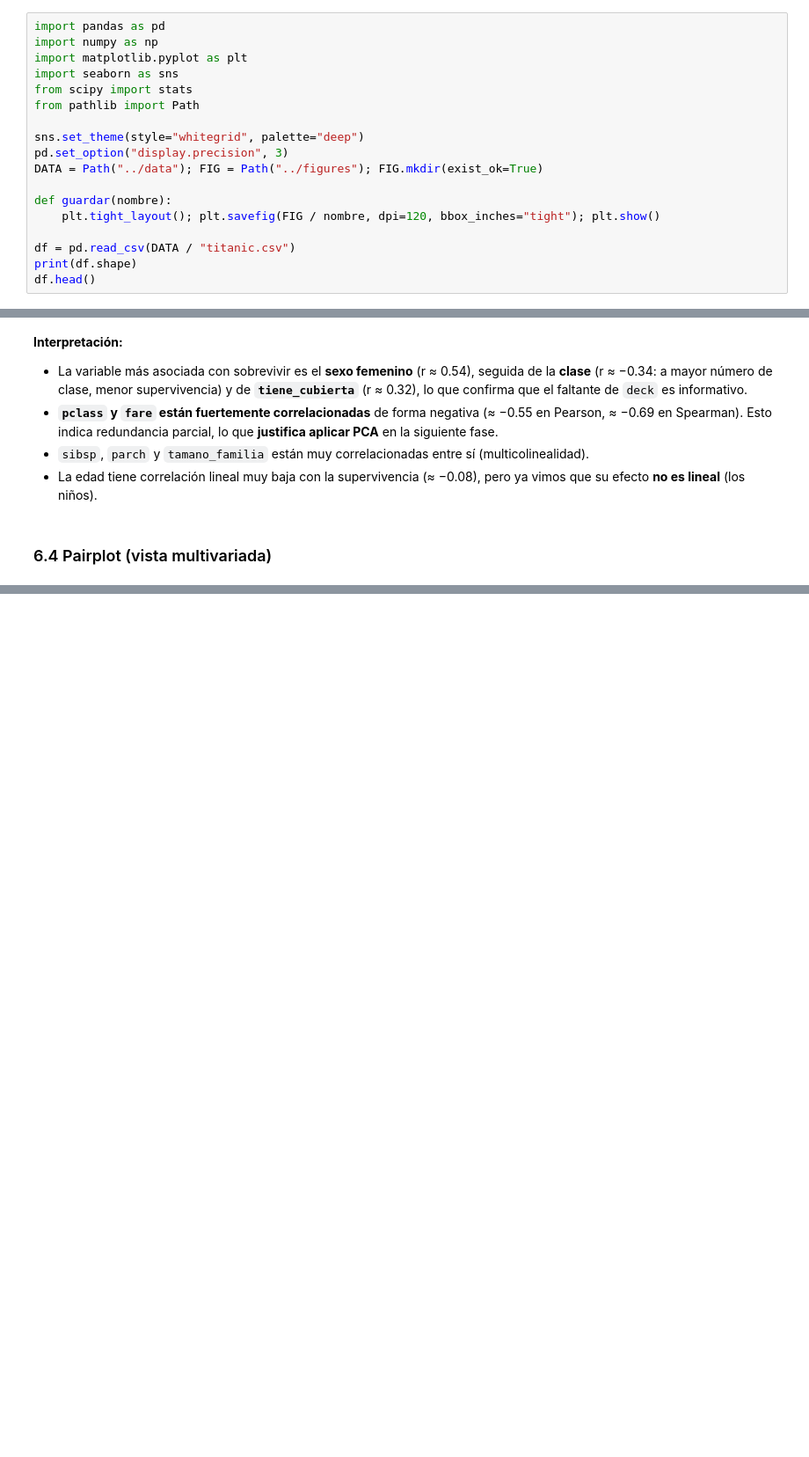
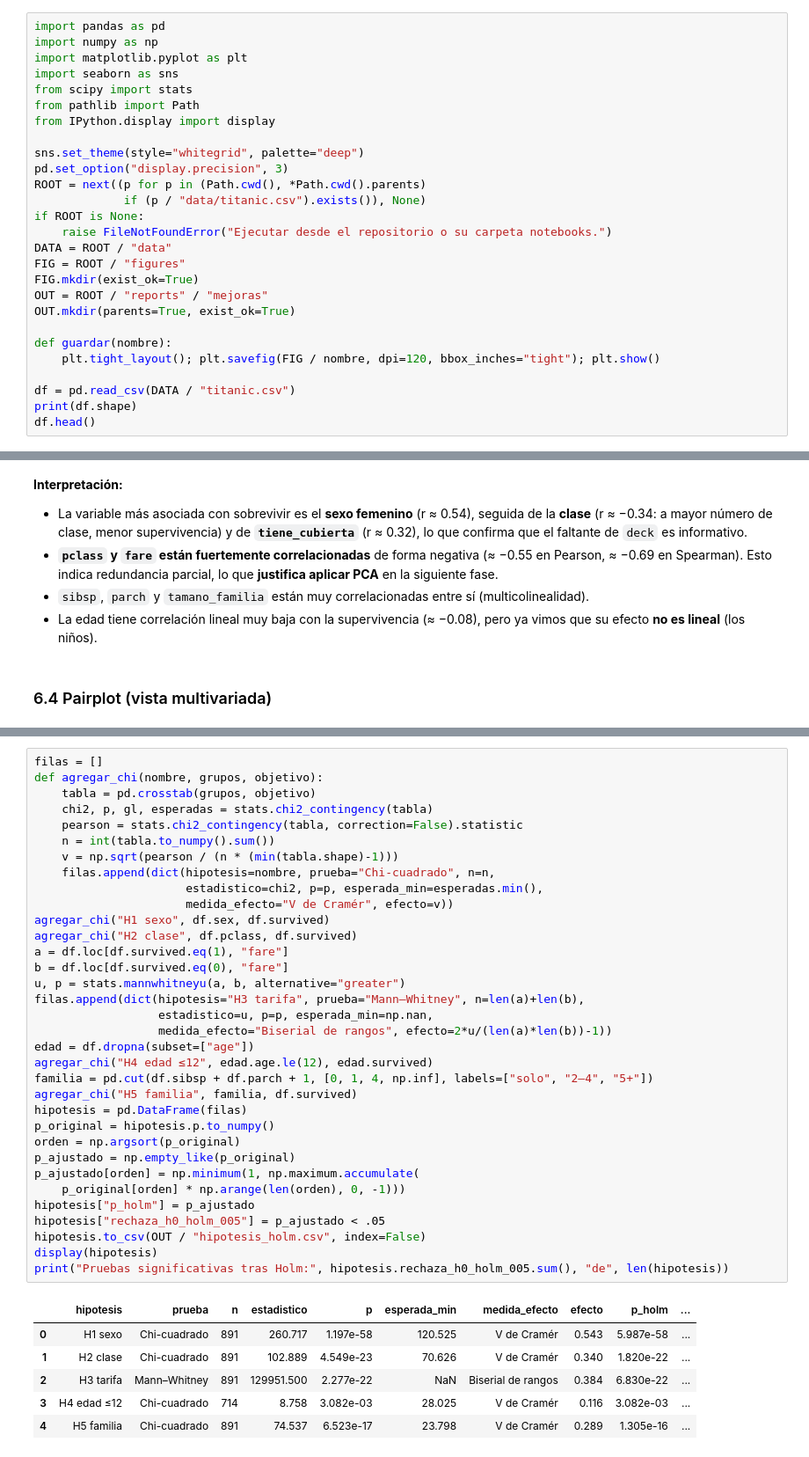
Before and after one commit to dariomontoya0505/proyecto-analisis-datos, a Jupyter notebook: notebooks/02_eda.ipynb, the cells around one changed output, grey strips where cells are left out. Shown at 88% size. Cells and saved outputs as stored; diff of their text form; blank space fills up the shorter version.

```diff
--- a/notebooks/02_eda.ipynb
+++ b/notebooks/02_eda.ipynb
@@ -19,10 +21,19 @@ import matplotlib.pyplot as plt
 import seaborn as sns
 from scipy import stats
 from pathlib import Path
+from IPython.display import display
 
 sns.set_theme(style="whitegrid", palette="deep")
 pd.set_option("display.precision", 3)
-DATA = Path("../data"); FIG = Path("../figures"); FIG.mkdir(exist_ok=True)
+ROOT = next((p for p in (Path.cwd(), *Path.cwd().parents)
+             if (p / "data/titanic.csv").exists()), None)
+if ROOT is None:
+    raise FileNotFoundError("Ejecutar desde el repositorio o su carpeta notebooks.")
+DATA = ROOT / "data"
+FIG = ROOT / "figures"
+FIG.mkdir(exist_ok=True)
+OUT = ROOT / "reports" / "mejoras"
+OUT.mkdir(parents=True, exist_ok=True)
 
 def guardar(nombre):
     plt.tight_layout(); plt.savefig(FIG / nombre, dpi=120, bbox_inches="tight"); plt.show()
@@ -546,0 +652,41 @@ res
+# %%
+filas = []
+def agregar_chi(nombre, grupos, objetivo):
+    tabla = pd.crosstab(grupos, objetivo)
+    chi2, p, gl, esperadas = stats.chi2_contingency(tabla)
+    pearson = stats.chi2_contingency(tabla, correction=False).statistic
+    n = int(tabla.to_numpy().sum())
+    v = np.sqrt(pearson / (n * (min(tabla.shape)-1)))
+    filas.append(dict(hipotesis=nombre, prueba="Chi-cuadrado", n=n,
+                      estadistico=chi2, p=p, esperada_min=esperadas.min(),
+                      medida_efecto="V de Cramér", efecto=v))
+agregar_chi("H1 sexo", df.sex, df.survived)
+agregar_chi("H2 clase", df.pclass, df.survived)
+a = df.loc[df.survived.eq(1), "fare"]
+b = df.loc[df.survived.eq(0), "fare"]
+u, p = stats.mannwhitneyu(a, b, alternative="greater")
+filas.append(dict(hipotesis="H3 tarifa", prueba="Mann–Whitney", n=len(a)+len(b),
+                  estadistico=u, p=p, esperada_min=np.nan,
+                  medida_efecto="Biserial de rangos", efecto=2*u/(len(a)*len(b))-1))
+edad = df.dropna(subset=["age"])
+agregar_chi("H4 edad ≤12", edad.age.le(12), edad.survived)
+familia = pd.cut(df.sibsp + df.parch + 1, [0, 1, 4, np.inf], labels=["solo", "2–4", "5+"])
+agregar_chi("H5 familia", familia, df.survived)
+hipotesis = pd.DataFrame(filas)
+p_original = hipotesis.p.to_numpy()
+orden = np.argsort(p_original)
+p_ajustado = np.empty_like(p_original)
+p_ajustado[orden] = np.minimum(1, np.maximum.accumulate(
+    p_original[orden] * np.arange(len(orden), 0, -1)))
+hipotesis["p_holm"] = p_ajustado
+hipotesis["rechaza_h0_holm_005"] = p_ajustado < .05
+hipotesis.to_csv(OUT / "hipotesis_holm.csv", index=False)
+display(hipotesis)
+print("Pruebas significativas tras Holm:", hipotesis.rechaza_h0_holm_005.sum(), "de", len(hipotesis))
+# %% [output]
+|  | hipotesis | prueba | n | estadistico | p | esperada_min | medida_efecto | efecto | p_holm | ... |
+| 0 | H1 sexo | Chi-cuadrado | 891 | 260.717 | 1.197e-58 | 120.525 | V de Cramér | 0.543 | 5.987e-58 | ... |
+| 1 | H2 clase | Chi-cuadrado | 891 | 102.889 | 4.549e-23 | 70.626 | V de Cramér | 0.340 | 1.820e-22 | ... |
+| 2 | H3 tarifa | Mann–Whitney | 891 | 129951.500 | 2.277e-22 | NaN | Biserial de rangos | 0.384 | 6.830e-22 | ... |
+| 3 | H4 edad ≤12 | Chi-cuadrado | 714 | 8.758 | 3.082e-03 | 28.025 | V de Cramér | 0.116 | 3.082e-03 | ... |
+| 4 | H5 familia | Chi-cuadrado | 891 | 74.537 | 6.523e-17 | 23.798 | V de Cramér | 0.289 | 1.305e-16 | ... |
```
Also changed, not shown: parts of 31 cells of this notebook.
